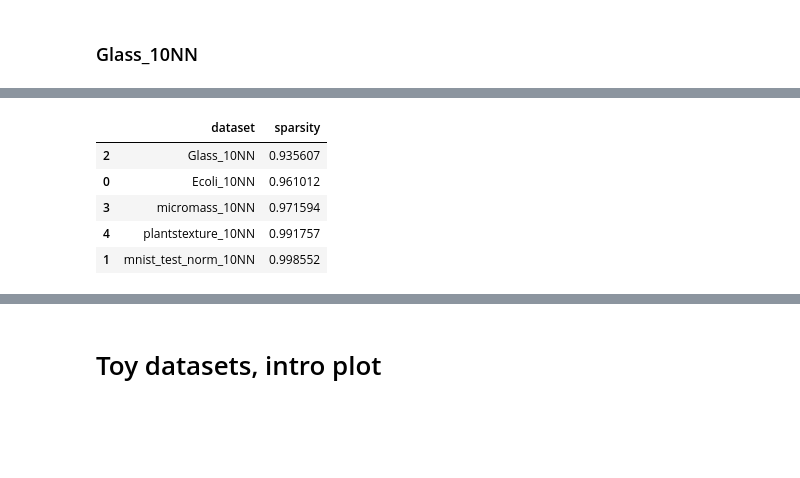
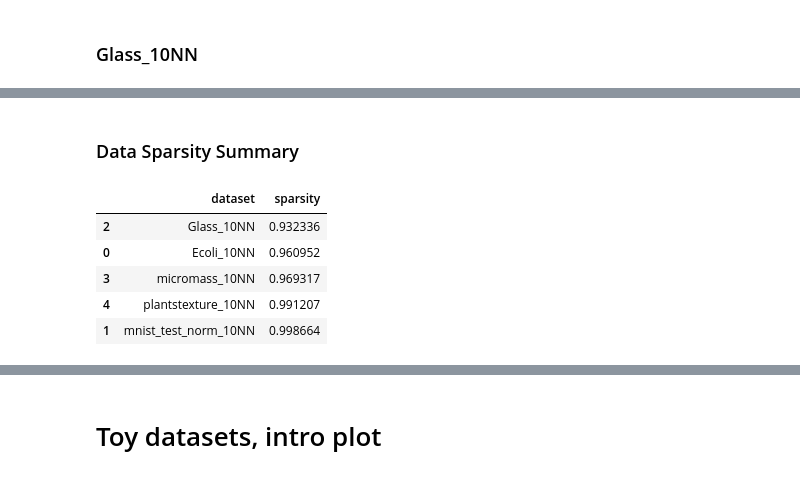
Before and after one commit to maciejskorski/NonobliviousRademacherProjections, a Jupyter notebook: notebooks/OptimalRademacherEmbeddings.ipynb, the cells around one changed output, grey strips where cells are left out. Drawn from its saved outputs; the diff is of its cells as text; code cells hidden in the pictures; blank space fills up the shorter version.

```diff
--- a/notebooks/OptimalRademacherEmbeddings.ipynb
+++ b/notebooks/OptimalRademacherEmbeddings.ipynb
@@ -886,13 +824,13 @@ df = pd.DataFrame(outs, columns=["distortion", "density", "non_zero", "dataset"]
+# %% [markdown]
+### Data Sparsity Summary
 # %%
-non_zero
 df1 = pd.DataFrame(non_zero, columns=["dataset", "sparsity"])
 df1 = df1.sort_values('sparsity')
+df1
+# %% [output]
+|  | dataset | sparsity |
+| 2 | Glass_10NN | 0.932336 |
+| 0 | Ecoli_10NN | 0.960952 |
+| 3 | micromass_10NN | 0.969317 |
+| 4 | plantstexture_10NN | 0.991207 |
+| 1 | mnist_test_norm_10NN | 0.998664 |
-# %%
-df1
-# %% [output]
-|  | dataset | sparsity |
-| 2 | Glass_10NN | 0.935607 |
-| 0 | Ecoli_10NN | 0.961012 |
-| 3 | micromass_10NN | 0.971594 |
-| 4 | plantstexture_10NN | 0.991757 |
-| 1 | mnist_test_norm_10NN | 0.998552 |
```
Also changed, not shown: parts of 40 cells of this notebook.
